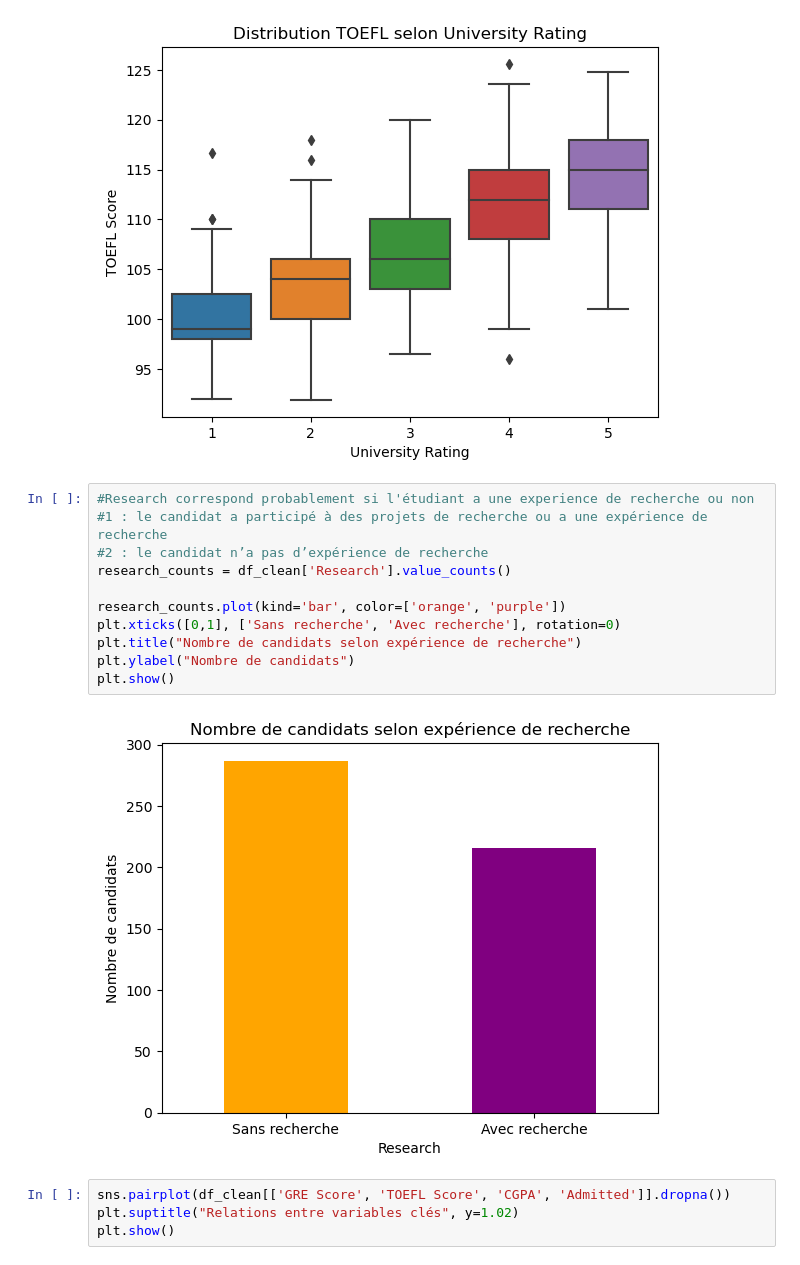
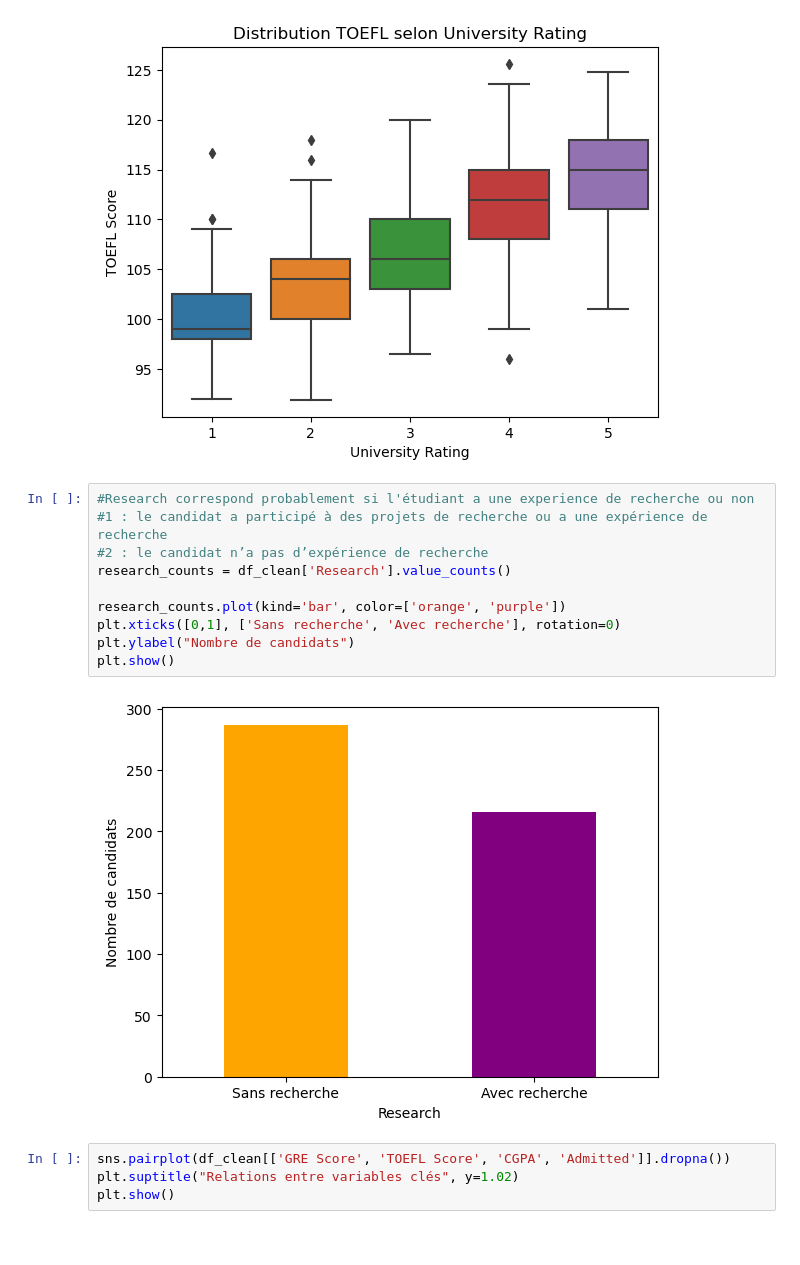
Before and after one commit to rasolonjanahary/Projet-de-fin-de-L2, a Jupyter notebook: APV_V2.ipynb, the cells around one changed output. Saved outputs shown, nothing was run; the diff lists cells and outputs as text.

```diff
--- a/APV_V2.ipynb
+++ b/APV_V2.ipynb
@@ -242,16 +251,15 @@ plt.show()
 # %%
 #Research correspond probablement si l'étudiant a une experience de recherche ou non
 #1 : le candidat a participé à des projets de recherche ou a une expérience de recherche
 #2 : le candidat n’a pas d’expérience de recherche
 research_counts = df_clean['Research'].value_counts()
 
 research_counts.plot(kind='bar', color=['orange', 'purple'])
 plt.xticks([0,1], ['Sans recherche', 'Avec recherche'], rotation=0)
-plt.title("Nombre de candidats selon expérience de recherche")
 plt.ylabel("Nombre de candidats")
 plt.show()
 # %% [output]
-[figure, old version]
+[figure, new version]
 # %%
 sns.pairplot(df_clean[['GRE Score', 'TOEFL Score', 'CGPA', 'Admitted']].dropna())
 plt.suptitle("Relations entre variables clés", y=1.02)
```
Also changed, not shown: parts of 2 cells of this notebook, 20 other files.
